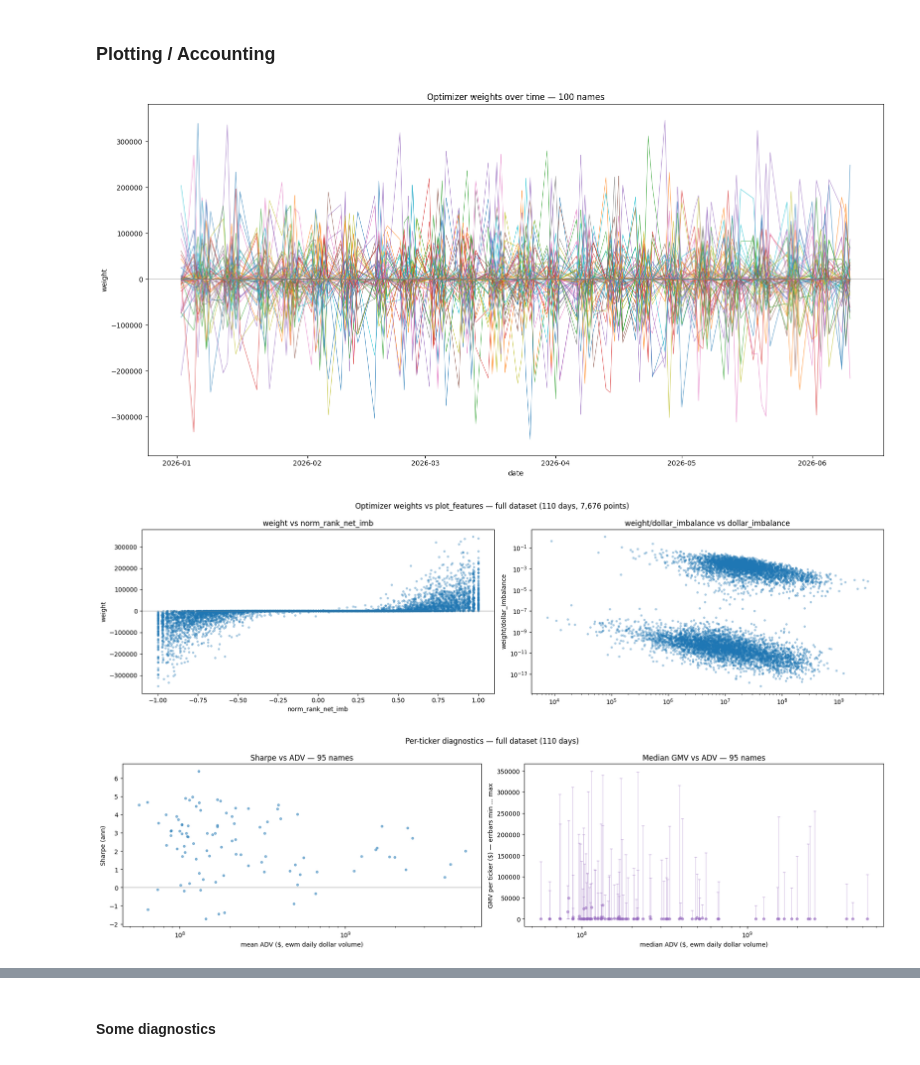
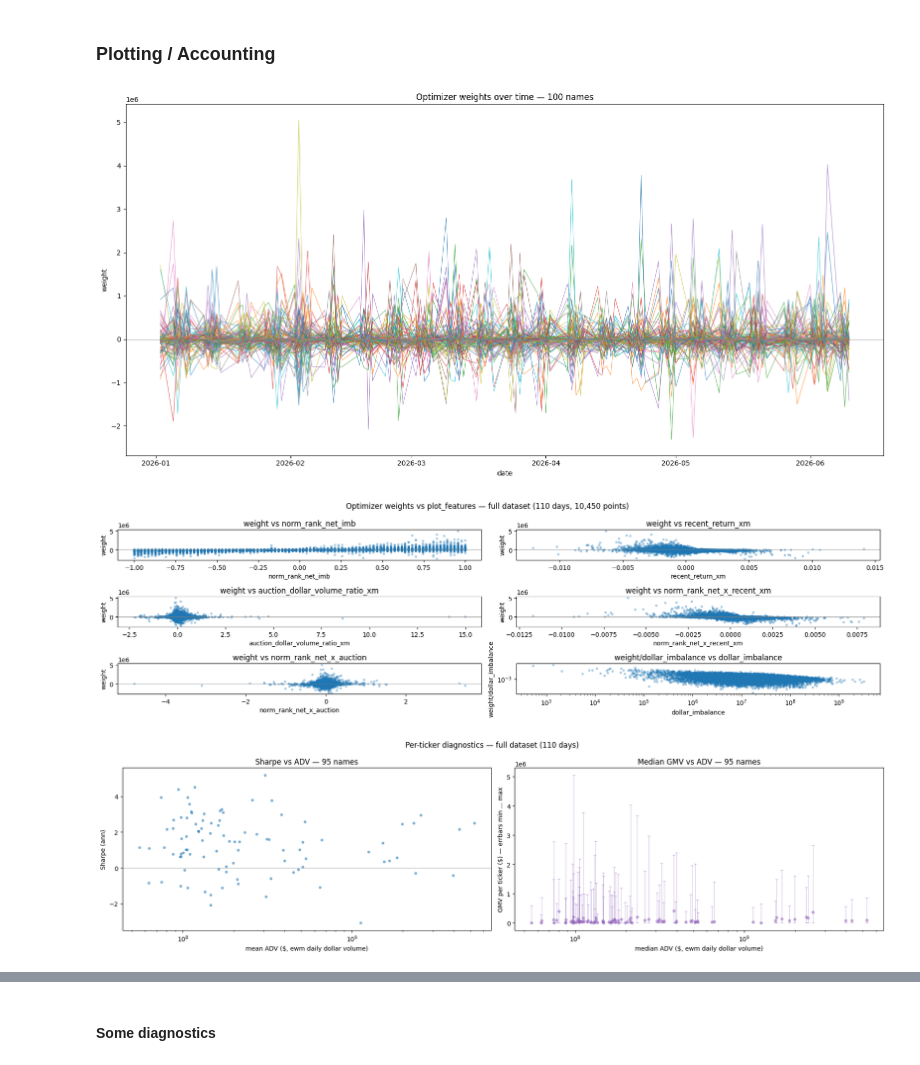
Before and after one commit to MichaelCusackNelkin/Summer_Research_2026, a Jupyter notebook: optimizer/optimal_portfolio.ipynb, the cells around one changed output, grey strips where cells are left out. Cells and saved outputs as stored; diff of their text form; code cells hidden in the pictures.

```diff
--- a/optimizer/optimal_portfolio.ipynb
+++ b/optimizer/optimal_portfolio.ipynb
@@ -150,11 +150,12 @@ close_trades = (
     .with_columns(
         ((pl.col("ask_px_00") - pl.col("bid_px_00")) / pl.col("mid")).alias("spread_return")
     )
-    .filter(pl.col("ts_event").dt.time().is_between(pl.time(15,49,55), pl.time(15,50,00)))
+    .filter(pl.col("ts_event").dt.time().is_between(pl.time(15,50,00), pl.time(15,55,00)))
     .group_by(["date", "symbol"], maintain_order=True)
     .agg(
-        pl.col(["mid"]).last(),
-        pl.col(["spread_return"]).mean()
+        pl.col("ts_event").first().alias("ts_entry"),
+        pl.col(["mid"]).first(),
+        pl.col(["spread_return"]).first()
     )
     .rename({"mid":"entry_price"})
     .collect(engine="streaming")
@@ -164,7 +165,7 @@ recent_return = (
     df_trades
     .with_columns(pl.col("ts_event").dt.date().alias("date"),
                   ((pl.col("ask_px_00") + pl.col("bid_px_00")) / 2).alias("mid"))
-    .filter(pl.col("ts_event").dt.time().is_between(pl.time(15,40,00), pl.time(15,49,59)))
+    .filter(pl.col("ts_event").dt.time().is_between(pl.time(15,45,00), pl.time(15,50,00)))
     .group_by(["date", "symbol"], maintain_order=True)
     .agg(
         (pl.col("mid").last() - pl.col("mid").first())/pl.col("mid").first()
@@ -175,11 +176,12 @@ recent_return = (
 
 imb_print = (
     df_imbalance
-    .filter(pl.col("ts_event").dt.time().is_between(pl.time(15,50,00), pl.time(15,50,5)))
+    .filter(pl.col("ts_event").dt.time().is_between(pl.time(15,50,00), pl.time(15,55,0)))
     .with_columns(pl.col("ts_event").dt.date().alias("date"))
     .group_by(["date", "symbol"], maintain_order=True)
     .agg(
-        pl.col(["ts_event", "side", "total_imbalance_qty", "paired_qty", "ref_price"]).first()
+        pl.col("ts_event").first().alias("ts_signal"),
+        pl.col(["side", "total_imbalance_qty", "paired_qty", "ref_price"]).first()
     )
     .collect(engine="streaming")
 )
@@ -290,7 +286,7 @@ class CostModel:
     def get_cost(self, day_df: pl.DataFrame, commission: float) -> np.ndarray:
         cost = np.zeros(len(self.universe))
         for symbol, spread, comm_rate in zip(day_df["symbol"], day_df["spread_return"], commission / day_df['entry_price']):
-            cost[self.sym_idx_map[symbol]] = (spread * 0.5) + (2 * comm_rate)
+            cost[self.sym_idx_map[symbol]] = (2 * comm_rate)
         return cost
 
 class ImpactModel:
@@ -354,7 +350,7 @@ class Optimizer:
         self.objective = cp.Maximize(
             self.alpha @ self.x
             - (self.lamdba * self.scale / 2) * ( cp.quad_form(self.L @ self.x, Sigma_f) + cp.quad_form(self.x, self.D) )
-            - (self.cost / 2) @ cp.abs(self.x)
+            - (self.cost) @ cp.abs(self.x)
             - self.gamma * (self.scale ** 0.5) * cp.sum(cp.multiply(self.impact_coeff, cp.power(cp.abs(self.x), 1.5)))
         )
 
@@ -394,6 +390,10 @@ import joblib
 loaded_model = joblib.load("../forecast/forecast_pipe.joblib")
 features = [
         "norm_rank_net_imb",
+        "recent_return_xm",
+        "auction_dollar_volume_ratio_xm",
+        "norm_rank_net_x_recent_xm",
+        "norm_rank_net_x_auction",
     ]
 # --- Now using returns units versions with sample volatilities over training window---
 L        = np.load("../covariance/loadings_return.npy")          # was loadings.npy
@@ -418,10 +418,10 @@ import warnings
 
 N_JOBS = max(1, os.cpu_count() - 2)
 COMMISSION_PER_SHARE = 0.0035
-LAMBDA = 1e-5                            # Risk aversion per dollar, ~OOM of 1 / (intended capital).
-DAILY_DOLLAR_VOL_CAP = 15_000
+LAMBDA = 1e-6                            # Risk aversion per dollar, ~OOM of 1 / (intended capital).
+DAILY_DOLLAR_VOL_CAP = 1e10
 IMPACT_GAMMA = 0.15                       # square-root impact coefficient: I = gamma*sqrt(Q$/ADV$), gamma ~ O(0..1)
-MAX_DOLLAR_GMV = 1_530_000
+MAX_DOLLAR_GMV = 1e10
 
 def _solve_chunk(symbols, Sigma_r, Sigma_f, Loadings, eps_diag, lam, gam, vol_cap, max_gmv, day_records):
     """One worker: compile the QP once, then warm-start through its chunk of days."""
@@ -474,7 +474,7 @@ ax.set_title(f"Optimizer weights over time — {len(held)} names")
 fig.tight_layout()
 plt.show()
 # %% [output]
-[figure, old version]
+[figure, new version]
 # %%
 # Scatter weights vs day features over the FULL dataset (all dates pooled)
 # Flatten {date: {symbol: w}} -> long frame, then join each day's features from `data`.
@@ -491,34 +491,35 @@ plot_df = test_data.join(w_long, on=["date", "symbol"], how="inner")
 weights_arr = plot_df["weight"].to_numpy()
 log_x = {"dollar_imbalance", "ADV"}   # positive, span orders of magnitude; signed ratio stays linear
 plot_features = features + ["dollar_imbalance"]
 
 fig, axes = plt.subplots(int(len(plot_features)/2), 2, figsize=(18, 5))
 for ax, feat in zip(axes.flat, plot_features):
     x = plot_df[feat].to_numpy()
     if feat == "dollar_imbalance":
         lower = np.quantile(x, 0)
         upper = np.quantile(x, 1)
         q_mask = (x>lower) & (x<upper)
         ax.scatter(x[q_mask],
                     np.abs(weights_arr[q_mask]) / x[q_mask],
                     alpha=0.3, s=8)
         ax.set_ylabel("weight/dollar_imbalance")
+        ax.set_xlabel("dollar_imbalance")
         ax.set_title(f"weight/dollar_imbalance vs {feat}")
     else:
         ax.scatter(x, weights_arr, alpha=0.3, s=8)
         ax.axhline(0, color="grey", lw=0.5)
         ax.set_xlabel(feat)
         ax.set_ylabel("weight")
         ax.set_title(f"weight vs {feat}")
     if feat in log_x:
         ax.set_xscale("log")
         ax.set_yscale("log")
 
 fig.suptitle(f"Optimizer weights vs plot_features — full dataset ({len(weights)} days, {len(plot_df):,} points)")
 fig.tight_layout()
 plt.show()
 # %% [output]
-[figure, old version]
+[figure, new version]
 # %%
 # Per-ticker scatters over the FULL dataset: Sharpe vs ADV, and mean GMV vs ADV.
 # Rebuilds per-name daily net PnL with the SAME cost model as the PnL cell below,
@@ -593,7 +594,7 @@ fig.suptitle(f"Per-ticker diagnostics — full dataset ({len(weights)} days)")
 fig.tight_layout()
 plt.show()
 # %% [output]
-[figure, old version]
+[figure, new version]
 # %%
 # ===== Strategy PnL: dollar positions . returns-to-close, net of costs =====
 # `weights` is the optimizer's ABSOLUTE-DOLLAR book per day: {date: {symbol: $ position}}.
```
Also changed, not shown: parts of 12 cells of this notebook, 4 other files.
